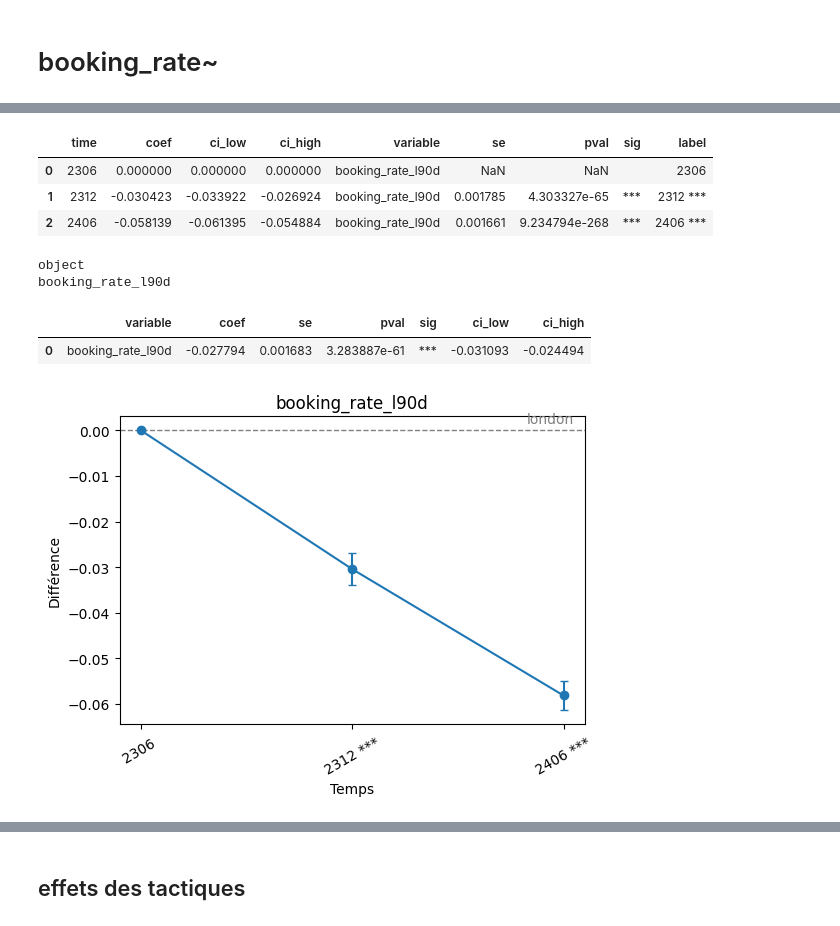
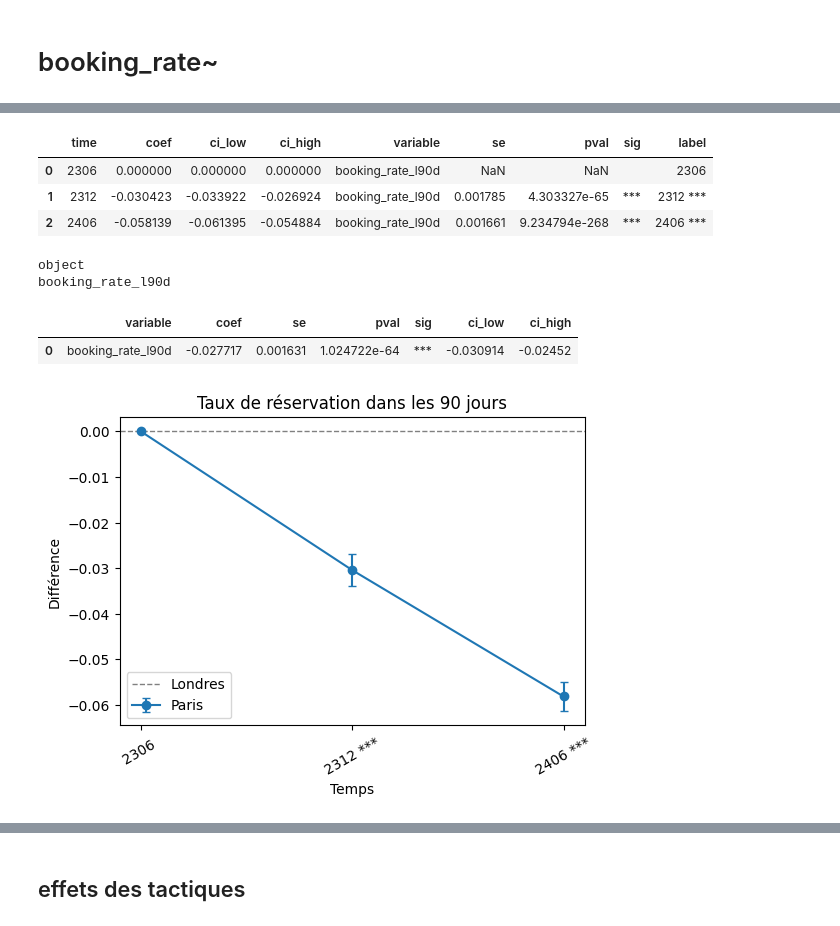
Before and after one commit to yeliu-dh/SelfPresentation_Multimodal_airbnb, a Jupyter notebook: D_stat/test_mod2324-2.ipynb, the cells around one changed output, grey strips where cells are left out. Cells and saved outputs as stored; diff of their text form; code cells hidden in the pictures.

```diff
--- a/D_stat/test_mod2324-2.ipynb
+++ b/D_stat/test_mod2324-2.ipynb
@@ -638,11 +583,14 @@ Notes:
 [2] The condition number is large, 1.6e+04. This might indicate that there are
 strong multicollinearity or other numerical problems.
 # %%
+importlib.reload(modeling_did)
+from utils.modeling_did import get_event_study_data, get_ddd_effect, run_tactic_model_by_time, plot_one_did, plot_one_cf
+
 var="booking_rate_l90d"
 data_booking=get_event_study_data(model=model_basic, var=var)
 display(data_booking)
 print(data_booking.time.dtype)
-ddd=get_ddd_effect(model, var=var)
+ddd=get_ddd_effect(model=model_basic, var=var)
 ddd
 # %% [output]
 |  | time | coef | ci_low | ci_high | variable | se | pval | sig | label |
@@ -652,8 +600,9 @@ ddd
 object
 booking_rate_l90d
 |  | variable | coef | se | pval | sig | ci_low | ci_high |
-| 0 | booking_rate_l90d | -0.027794 | 0.001683 | 3.283887e-61 | *** | -0.031093 | -0.024494 |
+| 0 | booking_rate_l90d | -0.027717 | 0.001631 | 1.024722e-64 | *** | -0.030914 | -0.02452 |
 # %%
-plot_one_did(data_booking, axes=None, i=0, var='booking_rate_l90d')
+
+plot_one_did(data_booking, axes=None, i=0, var='booking_rate_l90d', title='Taux de réservation dans les 90 jours')
 # %% [output]
-[figure, old version]
+[figure, new version]
```
Also changed, not shown: parts of 37 cells of this notebook, 9 other files.
